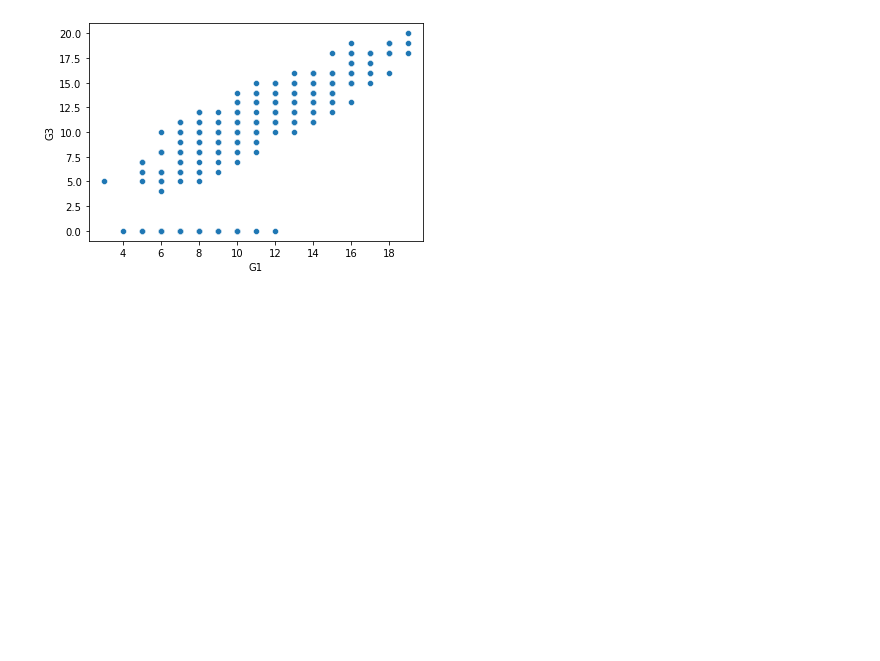
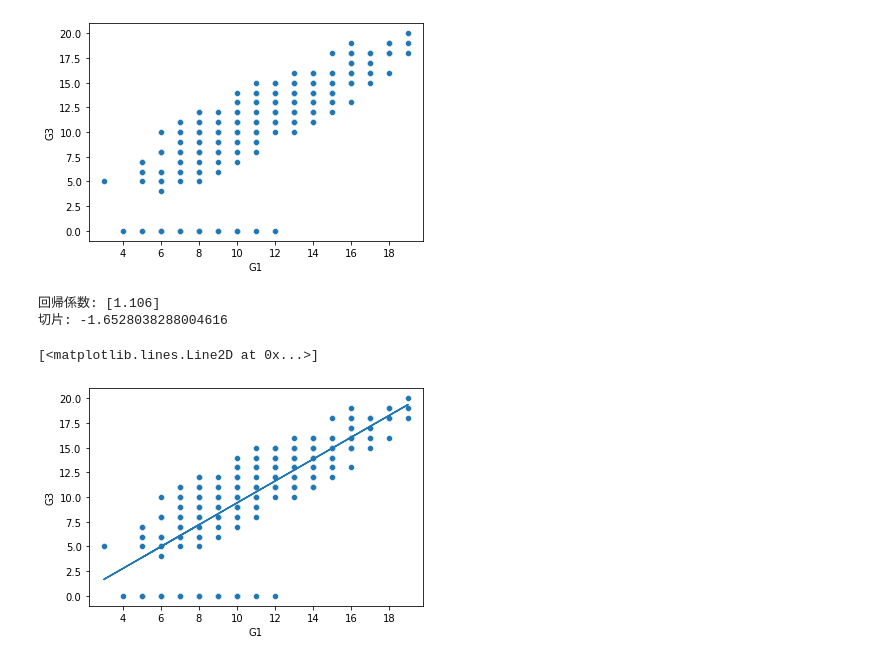
Before and after one commit to kanameg/data_scientist_training_cource, a Jupyter notebook: python/src/ data_scientist_training_chap3.ipynb, the cells around one changed output. Drawn from its saved outputs; the diff is of its cells as text; code cells hidden in the pictures; blank space fills up the shorter version.

```diff
--- a/python/src/ data_scientist_training_chap3.ipynb
+++ b/python/src/ data_scientist_training_chap3.ipynb
@@ -212,3 +212,18 @@ sns.scatterplot(data=student_data_math, x='G1', y='G3')
 from sklearn import linear_model
 
 reg = linear_model.LinearRegression()
+# %%
+X = student_data_math.loc[:, ['G1']].values
+Y = student_data_math['G3'].values
+reg.fit(X, Y)
+print('回帰係数:', reg.coef_)
+print('切片:', reg.intercept_)
+# %% [output]
+回帰係数: [1.106]
+切片: -1.6528038288004616
+# %%
+sns.scatterplot(data=student_data_math, x='G1', y='G3')
+plt.plot(X, reg.predict(X))
+# %% [output]
+[<matplotlib.lines.Line2D at 0x...>]
+[figure, added]
```
Also changed, not shown: parts of 3 cells of this notebook.
